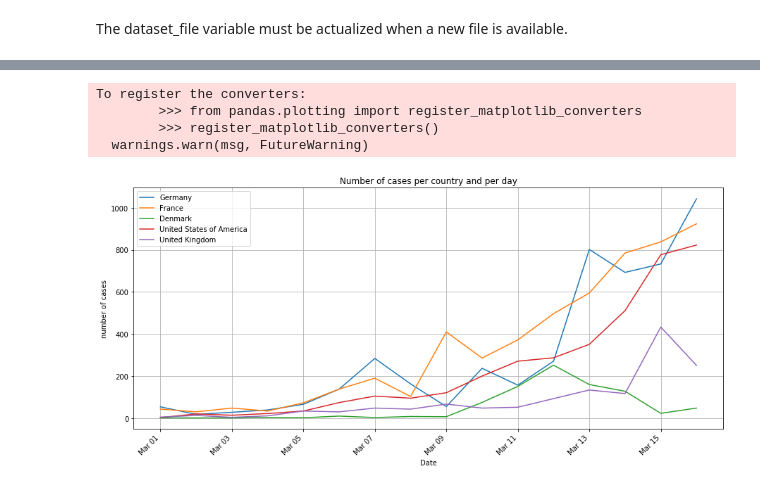
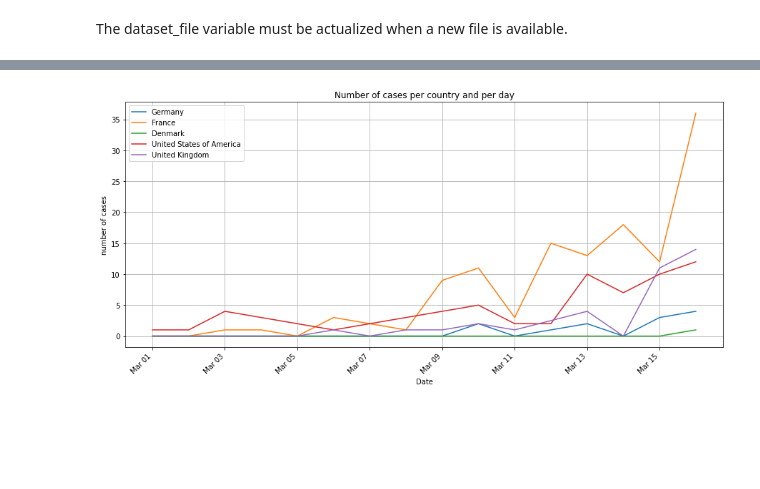
Before and after one commit to Hansastro/Covid-19, a Jupyter notebook: Covid-19.ipynb, the cells around one changed output, grey strips where cells are left out. Drawn from its saved outputs; the diff is of its cells as text; code cells hidden in the pictures; blank space fills up the shorter version.

```diff
--- a/Covid-19.ipynb
+++ b/Covid-19.ipynb
@@ -14,31 +52,17 @@ df = pd.read_excel(url + dataset_file)
 # %%
-countryList = ['Germany',
-               'France',
-               #'Italy',
-               'Denmark',
-               'United States of America',
-               'United Kingdom'
-              ]
-#countryList = ['China']
+if df is not None:
+  fig, ax = plt.subplots(figsize=(15,7))
 
-startDate = '03/01/2020'
-
-fig, ax = plt.subplots(figsize=(15,7))
-
-for c in countryList:
-    ax.plot(df.loc[(df['CountryExp'] == c) & (df['DateRep'] >= startDate), ['DateRep']], \
-             df.loc[(df['CountryExp'] == c) & (df['DateRep'] >= startDate), ['NewConfCases']])
-ax.set_title('Number of cases per country and per day')
-ax.set_xlabel('Date')
-ax.set_ylabel('number of cases')
-ax.grid(True)
-ax.xaxis.set_major_formatter(mdates.DateFormatter('%b %d'))
-ax.legend(countryList)
-fig.autofmt_xdate(rotation=45)
-fig.show()
+  for c in countryList:
+      ax.plot(df.loc[(df['CountryExp'] == c) & (df['DateRep'] >= startDate), ['DateRep']], \
+              df.loc[(df['CountryExp'] == c) & (df['DateRep'] >= startDate), ['NewDeaths']])
+  ax.set_title('Number of cases per country and per day')
+  ax.set_xlabel('Date')
+  ax.set_ylabel('number of cases')
+  ax.grid(True)
+  ax.xaxis.set_major_formatter(mdates.DateFormatter('%b %d'))
+  ax.legend(countryList)
+  fig.autofmt_xdate(rotation=45)
+  fig.show()
 # %% [output]
-To register the converters:
-        >>> from pandas.plotting import register_matplotlib_converters
-        >>> register_matplotlib_converters()
-  warnings.warn(msg, FutureWarning)
-[figure, old version]
+[figure, new version]
```
Also changed, not shown: parts of 7 cells of this notebook.
